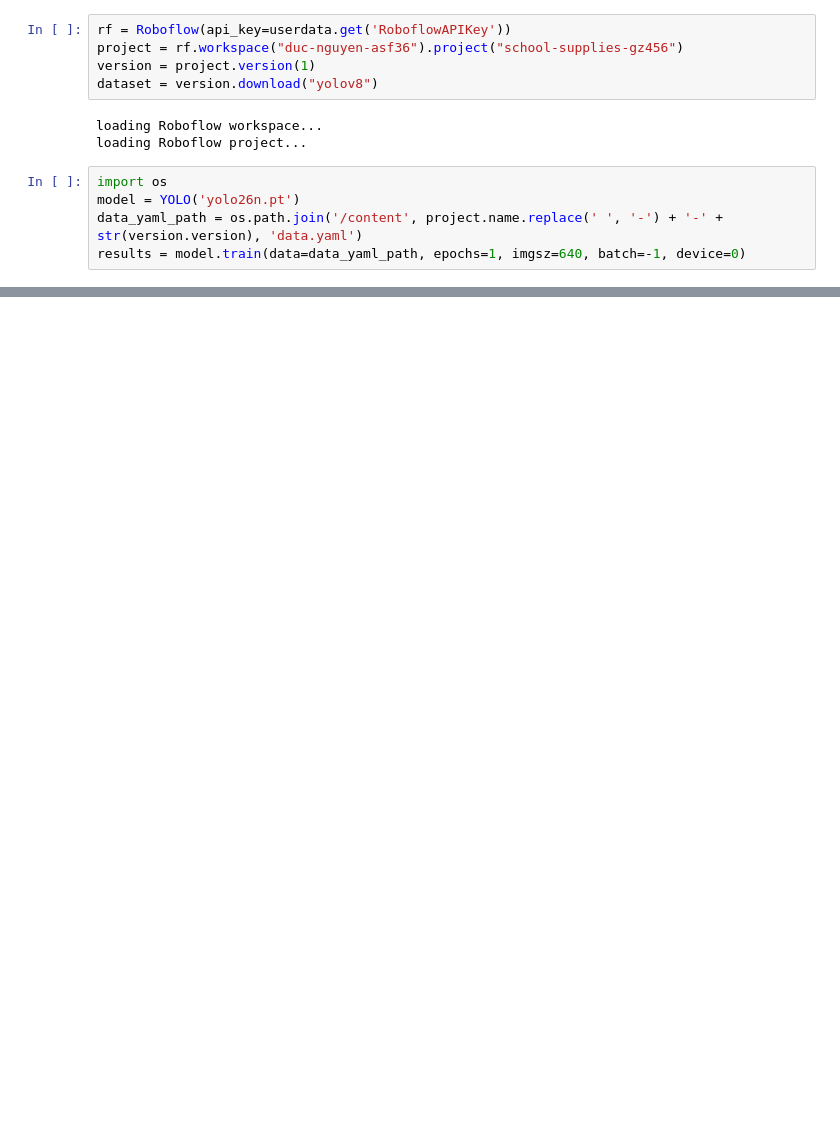
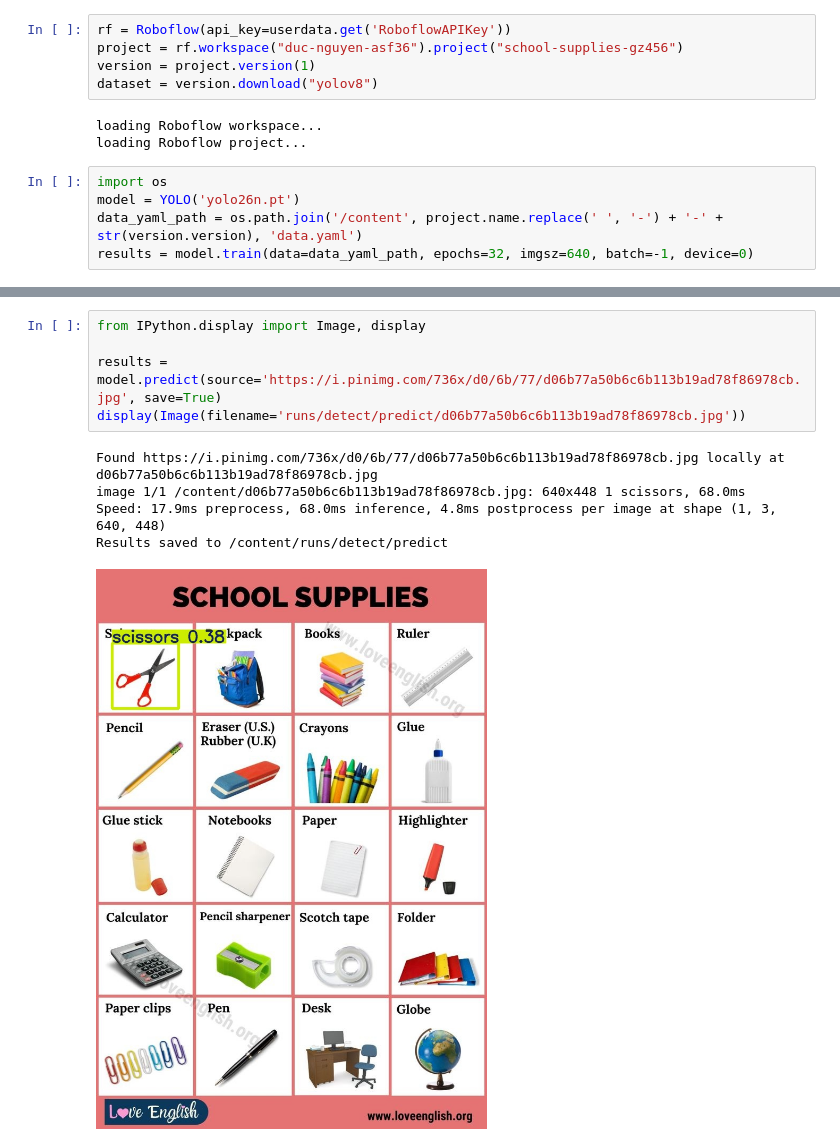
Before and after one commit to siccd143/BorrowBoard-YouthxCode, a Jupyter notebook: model-train.ipynb, the cells around one changed output, grey strips where cells are left out. Drawn from its saved outputs; the diff is of its cells as text; blank space fills up the shorter version.

```diff
--- a/model-train.ipynb
+++ b/model-train.ipynb
@@ -29,5 +31,5 @@ loading Roboflow project...
 import os
 model = YOLO('yolo26n.pt')
 data_yaml_path = os.path.join('/content', project.name.replace(' ', '-') + '-' + str(version.version), 'data.yaml')
-results = model.train(data=data_yaml_path, epochs=1, imgsz=640, batch=-1, device=0)
+results = model.train(data=data_yaml_path, epochs=32, imgsz=640, batch=-1, device=0)
 # %% [output]
@@ -95,0 +74,11 @@ Visualize:       https://netron.app
+# %%
+from IPython.display import Image, display
+
+results = model.predict(source='https://i.pinimg.com/736x/d0/6b/77/d06b77a50b6c6b113b19ad78f86978cb.jpg', save=True)
+display(Image(filename='runs/detect/predict/d06b77a50b6c6b113b19ad78f86978cb.jpg'))
+# %% [output]
+Found https://i.pinimg.com/736x/d0/6b/77/d06b77a50b6c6b113b19ad78f86978cb.jpg locally at d06b77a50b6c6b113b19ad78f86978cb.jpg
+image 1/1 /content/d06b77a50b6c6b113b19ad78f86978cb.jpg: 640x448 1 scissors, 68.0ms
+Speed: 17.9ms preprocess, 68.0ms inference, 4.8ms postprocess per image at shape (1, 3, 640, 448)
+Results saved to /content/runs/detect/predict
+[figure, added]
```
Also changed, not shown: parts of 4 cells of this notebook.
